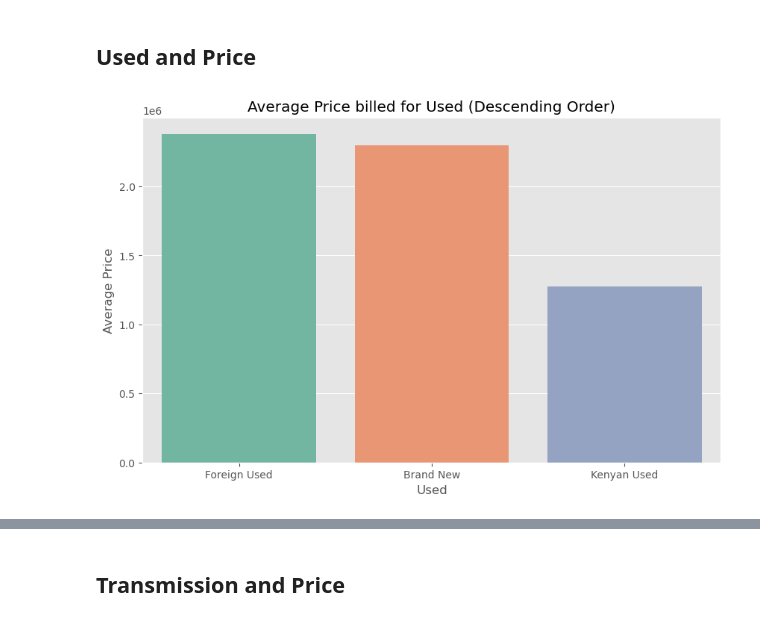
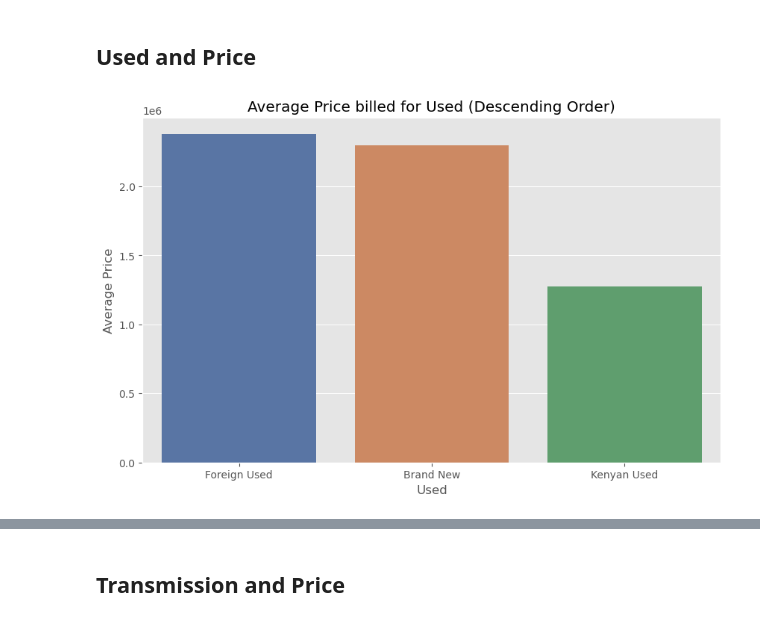
Before and after one commit to Cynthiachelangat/groupcarproject, a Jupyter notebook: model.ipynb, the cells around one changed output, grey strips where cells are left out. Saved outputs shown, nothing was run; the diff lists cells and outputs as text; code cells hidden in the pictures.

```diff
--- a/model.ipynb
+++ b/model.ipynb
@@ -203,7 +203,7 @@ categorical_variables = ['Make','Color', 'Used', 'Transmission','City']
 
 # Plot distribution for each variable
 for i, variable in enumerate(categorical_variables):
-    sns.countplot(x=variable, data=cars, ax=axes[i], order=cars[variable].value_counts().index, palette='Set2')  # Set2 is an example palette
+    sns.countplot(x=variable, data=cars, ax=axes[i], order=cars[variable].value_counts().index, palette='deep')  # Set2 is an example palette
     axes[i].set_title(f'Distribution of {variable}')
     axes[i].tick_params(axis='x', labelrotation=45)  # Rotate x-axis labels for better visibility
 
@@ -233,7 +218,7 @@ The 'City' and/or 'Area' columns do not exist in the DataFrame.
 The positive skewness indicates a rightward skew, suggesting that more cars have higher prices. The high positive kurtosis indicates a distribution with heavy tails and potentially more extreme values in the 'Price' column.
 # %%
 # Set the color palette
-sns.set_palette('Set2')
+sns.set_palette('deep')
 
 # Create subplots for Price distribution
 fig, ax = plt.subplots(1, 2, figsize=(15, 5))
@@ -266,6 +251,6 @@ Kurtosis: 18.893035
 # %%
 # Set the color palette
-sns.set_palette('Set2')
+sns.set_palette('deep')
 
 # Remove extra space from the column name
 cars.rename(columns={'Mileage ': 'Mileage'}, inplace=True)
@@ -298,7 +283,7 @@ plt.show()
 num_col = ["Mileage", "YOM", "Price"]
 
 # Set the color palette to 'Set2'
-sns.set_palette('Set2')
+sns.set_palette('deep')
 
 # Create subplots with one row and multiple columns
 fig, axes = plt.subplots(nrows=1, ncols=len(num_col), figsize=(18, 6))
@@ -372,19 +357,19 @@ H0: There are no outliers in the data set (Fail to reject null hypothesis)
 # %%
 # Calculate the average price for each 'Used' category
 average_prices = cars.groupby('Used')['Price'].mean().sort_values(ascending=False)
 
 # Set the color palette to 'Set2'
-sns.set_palette('Set2')
+sns.set_palette('deep')
 
 # Create a bar plot with the 'Used' categories in descending order
 plt.figure(figsize=(10, 6))
 sns.barplot(x=average_prices.index, y=average_prices.values)
 
 plt.title("Average Price billed for Used (Descending Order)")
 plt.xlabel('Used')
 plt.ylabel('Average Price')
 plt.show()
 # %% [output]
-[figure, old version]
+[figure, new version]
 # %%
 # Set the color palette to 'Set2'
```
Also changed, not shown: parts of 11 cells of this notebook.
